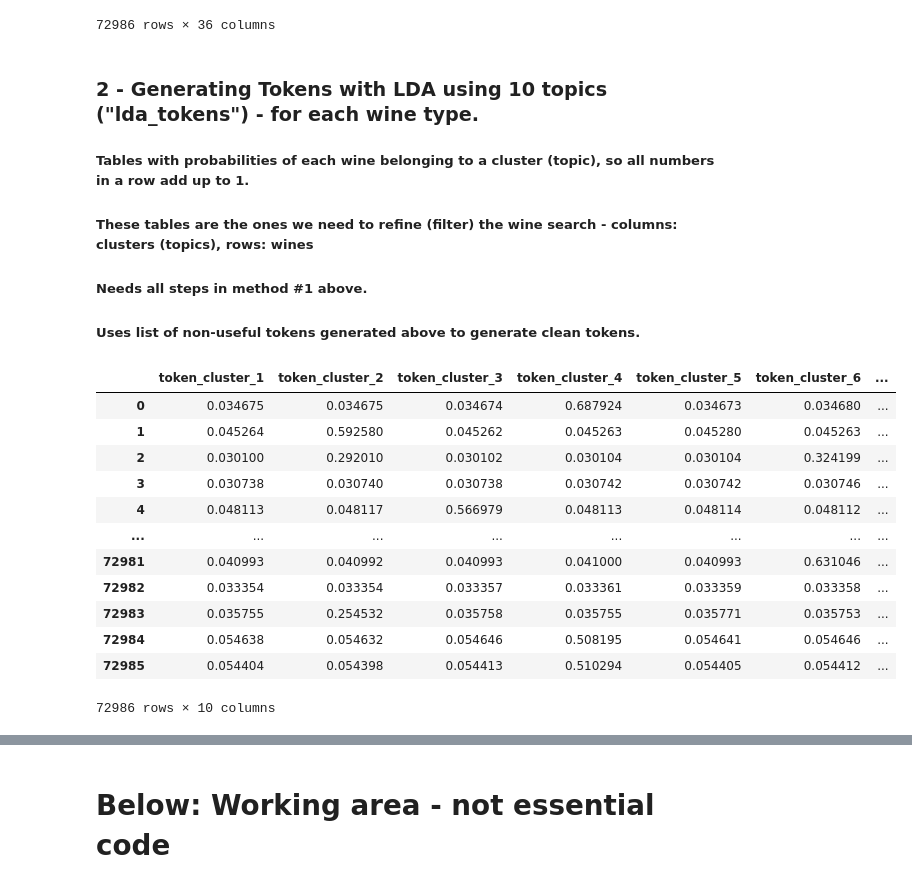
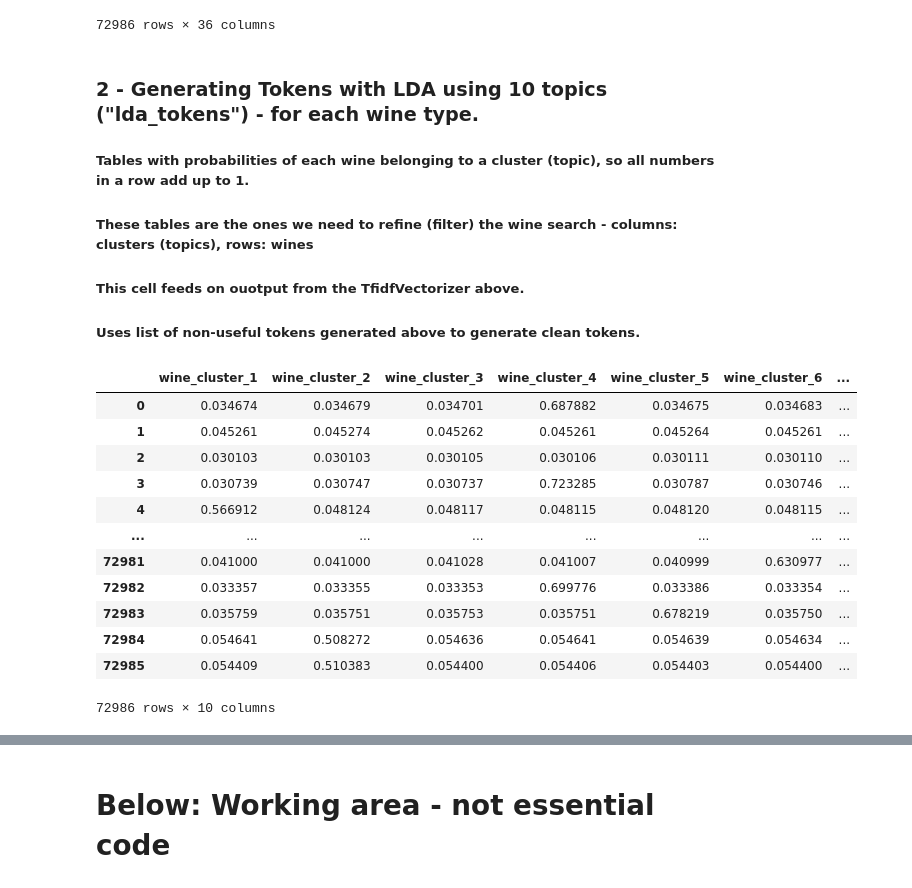
Before and after one commit to fmdalcin/WineGen_old, a Jupyter notebook: notebooks/NLP_WineDescription.ipynb, the cells around one changed output, grey strips where cells are left out. Saved outputs shown, nothing was run; the diff lists cells and outputs as text; code cells hidden in the pictures.

Commit message:
Code final version much shorter, creates outputs (dataframes with tokens, etc) for each wine type interactively

```diff
--- a/notebooks/NLP_WineDescription.ipynb
+++ b/notebooks/NLP_WineDescription.ipynb
@@ -192,0 +159,17 @@ Sparkling :     80
+# %%
+datasets = [df_red, df_white, df_rose, df_spark]
+wines = ['red', 'white', 'rose', 'spark']
+
+for type in range(len(wines)):
+    vectorizer_tfidf = TfidfVectorizer(min_df=0.05, max_df=0.9, max_features=80)
+    exec(f'vectorized_descr_{wines[type]} = vectorizer_tfidf.fit_transform(datasets{[type]}["description_clean"])')
+    exec(f'vectorized_descr_{wines[type]} = pd.DataFrame(vectorized_descr_{wines[type]}.toarray(), columns = vectorizer_tfidf.get_feature_names_out())')
+
+# Generated dataframes:   vectorized_descr_red,   vectorized_descr_white,  vectorized_descr_rose,  vectorized_descr_spark
+
+print(f"{'Wine Data': >8}\
+    No.Dirty Tokens    ---   still need cleaning, several are meaningless (cleaning done in next cells)\n-----------------------------\
+                                        \n{'Red :': >11}\t{vectorized_descr_red.shape[1]}\
+                                        \n{'White :': >11}\t{vectorized_descr_white.shape[1]}\
+                                        \n{'Rose :': >11}\t{vectorized_descr_rose.shape[1]}\
+                                        \n{'Sparkling :': >11}\t{vectorized_descr_spark.shape[1]}")
@@ -312,42 +318,37 @@ tfidf_tokens_red
 ### 2 - Generating Tokens with LDA using 10 topics ("lda_tokens") - for each wine type.
 ##### Tables with probabilities of each wine belonging to a cluster (topic), so all numbers in a row add up to 1.
 ##### These tables are the ones we need to refine (filter) the wine search - columns: clusters (topics), rows: wines
-##### Needs all steps in method #1 above.
+##### This cell feeds on ouotput from the TfidfVectorizer above.
 ##### Uses list of non-useful tokens generated above to generate clean tokens.
 # %%
 # %%timeit -r 1 -n 1     I commented timeit because it was creating issues, making the code crash. Same for next cells.
-# This cell can take 50 secs in Jaime's laptop
-
-####   RED WINE - LDA  CLUSTERS (topics) probabilities    ####
-
-# Vectorizing with Tf-idf
-vectorizer_tfidf = TfidfVectorizer(min_df=0.05, max_df=0.9, max_features=80)
-vectorized_descr_red = vectorizer_tfidf.fit_transform(df_red['description_clean'])
-vectorized_descr_red = pd.DataFrame(vectorized_descr_red.toarray(), columns = vectorizer_tfidf.get_feature_names_out())
-# Eliminating the tokens we manually chose as meaninless
-vectorized_descr_red.drop(columns=not_useful_tokens_red, inplace=True)   # 36 tokens  with min_df=0.05, max_df=0.9
+# This cell can take 1 min 30 secs in Jaime's laptop
 
 # LDA model
 n_components = 10   # number of clusters (topics) we want
-columns_token_clusters = [f'token_cluster_{n}' for n in range(1, n_components+1)] # creating column names
-lda_model_tfidf_red = LatentDirichletAllocation(n_components=n_components)
-lda_model_tfidf_red.fit(vectorized_descr_red)
-token_cluster_prob_red = pd.DataFrame(lda_model_tfidf_red.transform(vectorized_descr_red),
-                    columns = columns_token_clusters)
-# This is the dataframe we need to refine (filter) the wine search - columns: clusters (topics), rows: wines
-# It has the probabilities of each wine to belong to each cluster (topic). So all numbers in a row add up to 1:
-token_cluster_prob_red
+columns_wine_clusters = [f'wine_cluster_{n}' for n in range(1, n_components+1)] # creating column names
+
+for type in wines:
+    exec(f'lda_{type} = LatentDirichletAllocation(n_components=n_components)')
+    exec(f'lda_{type}.fit(vectorized_descr_{type})')
+    exec(f'lda_wine_cluster_prob_{type} = pd.DataFrame(lda_{type}.transform(vectorized_descr_{type}), columns = columns_wine_clusters)')
+
+# Generated dataframes:     lda_red                   lda_white                   lda_rose                   lda_spark
+#                    wine_cluster_prob_red  -  wine_cluster_prob_white  -  wine_cluster_prob_rose  -  wine_cluster_prob_spark
+
+# The wine_cluster_prob dataframes have the probabilities of each wine to belong to each cluster (topic). So all numbers in a row add up to 1:
+lda_wine_cluster_prob_red
 # %% [output]
-|  | token_cluster_1 | token_cluster_2 | token_cluster_3 | token_cluster_4 | token_cluster_5 | token_cluster_6 | ... |
-| 0 | 0.034675 | 0.034675 | 0.034674 | 0.687924 | 0.034673 | 0.034680 | ... |
-| 1 | 0.045264 | 0.592580 | 0.045262 | 0.045263 | 0.045280 | 0.045263 | ... |
-| 2 | 0.030100 | 0.292010 | 0.030102 | 0.030104 | 0.030104 | 0.324199 | ... |
-| 3 | 0.030738 | 0.030740 | 0.030738 | 0.030742 | 0.030742 | 0.030746 | ... |
-| 4 | 0.048113 | 0.048117 | 0.566979 | 0.048113 | 0.048114 | 0.048112 | ... |
+|  | wine_cluster_1 | wine_cluster_2 | wine_cluster_3 | wine_cluster_4 | wine_cluster_5 | wine_cluster_6 | ... |
+| 0 | 0.034674 | 0.034679 | 0.034701 | 0.687882 | 0.034675 | 0.034683 | ... |
+| 1 | 0.045261 | 0.045274 | 0.045262 | 0.045261 | 0.045264 | 0.045261 | ... |
+| 2 | 0.030103 | 0.030103 | 0.030105 | 0.030106 | 0.030111 | 0.030110 | ... |
+| 3 | 0.030739 | 0.030747 | 0.030737 | 0.723285 | 0.030787 | 0.030746 | ... |
+| 4 | 0.566912 | 0.048124 | 0.048117 | 0.048115 | 0.048120 | 0.048115 | ... |
 | ... | ... | ... | ... | ... | ... | ... | ... |
-| 72981 | 0.040993 | 0.040992 | 0.040993 | 0.041000 | 0.040993 | 0.631046 | ... |
-| 72982 | 0.033354 | 0.033354 | 0.033357 | 0.033361 | 0.033359 | 0.033358 | ... |
-| 72983 | 0.035755 | 0.254532 | 0.035758 | 0.035755 | 0.035771 | 0.035753 | ... |
-| 72984 | 0.054638 | 0.054632 | 0.054646 | 0.508195 | 0.054641 | 0.054646 | ... |
-| 72985 | 0.054404 | 0.054398 | 0.054413 | 0.510294 | 0.054405 | 0.054412 | ... |
+| 72981 | 0.041000 | 0.041000 | 0.041028 | 0.041007 | 0.040999 | 0.630977 | ... |
+| 72982 | 0.033357 | 0.033355 | 0.033353 | 0.699776 | 0.033386 | 0.033354 | ... |
+| 72983 | 0.035759 | 0.035751 | 0.035753 | 0.035751 | 0.678219 | 0.035750 | ... |
+| 72984 | 0.054641 | 0.508272 | 0.054636 | 0.054641 | 0.054639 | 0.054634 | ... |
+| 72985 | 0.054409 | 0.510383 | 0.054400 | 0.054406 | 0.054403 | 0.054400 | ... |
 72986 rows × 10 columns
```
Also changed, not shown: parts of 32 cells of this notebook.
